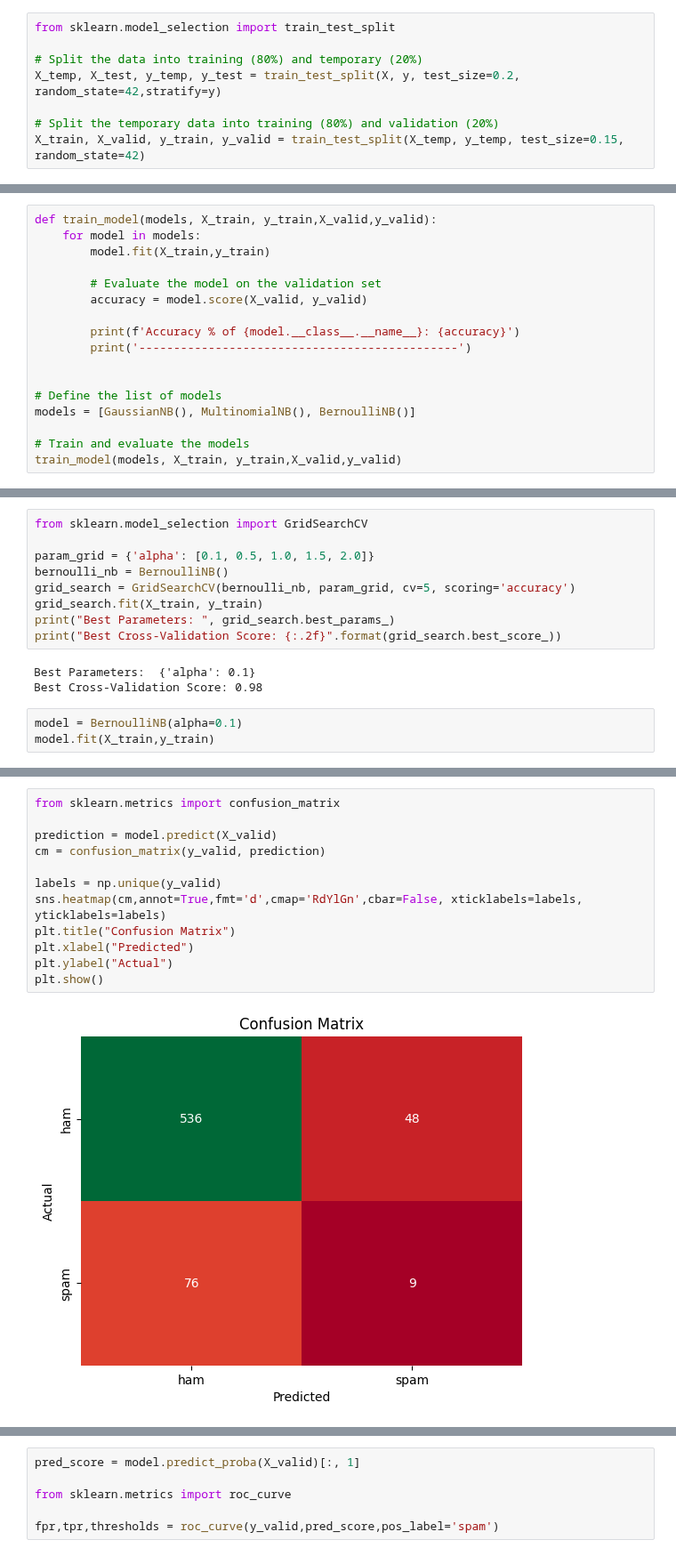
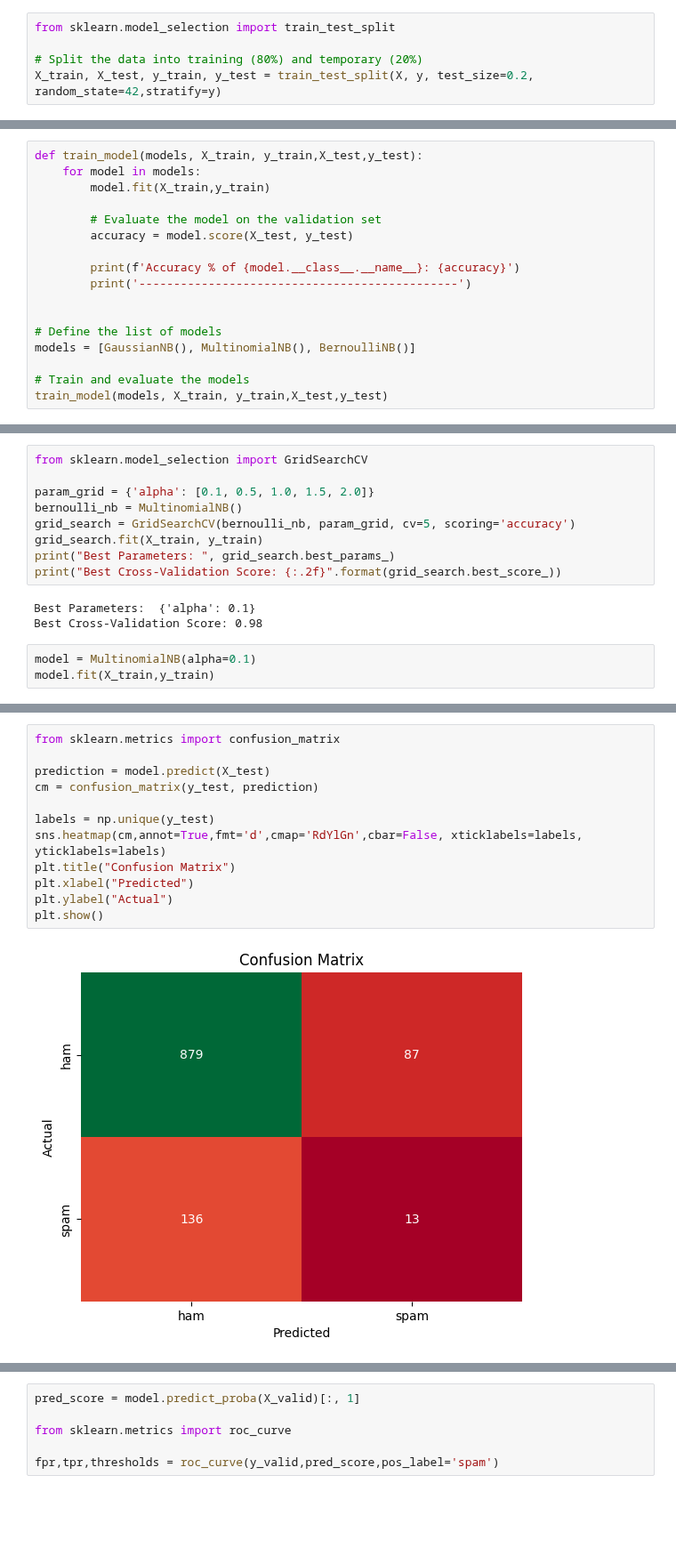
Before and after one commit to JOCRZ/Data-Science-Diploma, a Jupyter notebook: Machine-Learning/NaiveBayes/Project2/book2.ipynb, the cells around one changed output, grey strips where cells are left out. Shown at 89% size. Cells and saved outputs as stored; diff of their text form; blank space fills up the shorter version.

```diff
--- a/Machine-Learning/NaiveBayes/Project2/book2.ipynb
+++ b/Machine-Learning/NaiveBayes/Project2/book2.ipynb
@@ -114,8 +39,5 @@ assert X.shape[0] == len(y)
 from sklearn.model_selection import train_test_split
 
 # Split the data into training (80%) and temporary (20%)
-X_temp, X_test, y_temp, y_test = train_test_split(X, y, test_size=0.2, random_state=42,stratify=y)
-
-# Split the temporary data into training (80%) and validation (20%)
-X_train, X_valid, y_train, y_valid = train_test_split(X_temp, y_temp, test_size=0.15, random_state=42)
+X_train, X_test, y_train, y_test = train_test_split(X, y, test_size=0.2, random_state=42,stratify=y)
 # %%
@@ -144,12 +67,12 @@ from sklearn.naive_bayes import GaussianNB
 from sklearn.naive_bayes import MultinomialNB
 from sklearn.naive_bayes import BernoulliNB
 # %%
-def train_model(models, X_train, y_train,X_valid,y_valid):
+def train_model(models, X_train, y_train,X_test,y_test):
     for model in models:
         model.fit(X_train,y_train)
 
         # Evaluate the model on the validation set
-        accuracy = model.score(X_valid, y_valid)
+        accuracy = model.score(X_test, y_test)
 
         print(f'Accuracy % of {model.__class__.__name__}: {accuracy}')
         print('----------------------------------------------')
@@ -159,5 +82,5 @@ def train_model(models, X_train, y_train,X_valid,y_valid):
 models = [GaussianNB(), MultinomialNB(), BernoulliNB()]
 
 # Train and evaluate the models
-train_model(models, X_train, y_train,X_valid,y_valid)
+train_model(models, X_train, y_train,X_test,y_test)
 # %% [output]
@@ -173,7 +96,7 @@ Accuracy % of BernoulliNB: 0.8071748878923767
 from sklearn.model_selection import GridSearchCV
 
 param_grid = {'alpha': [0.1, 0.5, 1.0, 1.5, 2.0]}
-bernoulli_nb = BernoulliNB()
+bernoulli_nb = MultinomialNB()
 grid_search = GridSearchCV(bernoulli_nb, param_grid, cv=5, scoring='accuracy')
 grid_search.fit(X_train, y_train)
 print("Best Parameters: ", grid_search.best_params_)
@@ -182,6 +105,6 @@ print("Best Cross-Validation Score: {:.2f}".format(grid_search.best_score_))
 Best Parameters:  {'alpha': 0.1}
 Best Cross-Validation Score: 0.98
 # %%
-model = BernoulliNB(alpha=0.1)
+model = MultinomialNB(alpha=0.1)
 model.fit(X_train,y_train)
 # %% [output]
@@ -189,17 +112,17 @@ BernoulliNB(alpha=0.1)
 # %%
 from sklearn.metrics import confusion_matrix
 
-prediction = model.predict(X_valid)
-cm = confusion_matrix(y_valid, prediction)
+prediction = model.predict(X_test)
+cm = confusion_matrix(y_test, prediction)
 
-labels = np.unique(y_valid)
+labels = np.unique(y_test)
 sns.heatmap(cm,annot=True,fmt='d',cmap='RdYlGn',cbar=False, xticklabels=labels, yticklabels=labels)
 plt.title("Confusion Matrix")
 plt.xlabel("Predicted")
 plt.ylabel("Actual")
 plt.show()
 # %% [output]
-[figure, old version]
+[figure, new version]
 # %%
 TN, FP, FN, TP = cm.ravel()
 accuracy = (TN + TP) / (TN + FP + FN + TP)
```
Also changed, not shown: parts of 40 cells of this notebook.
